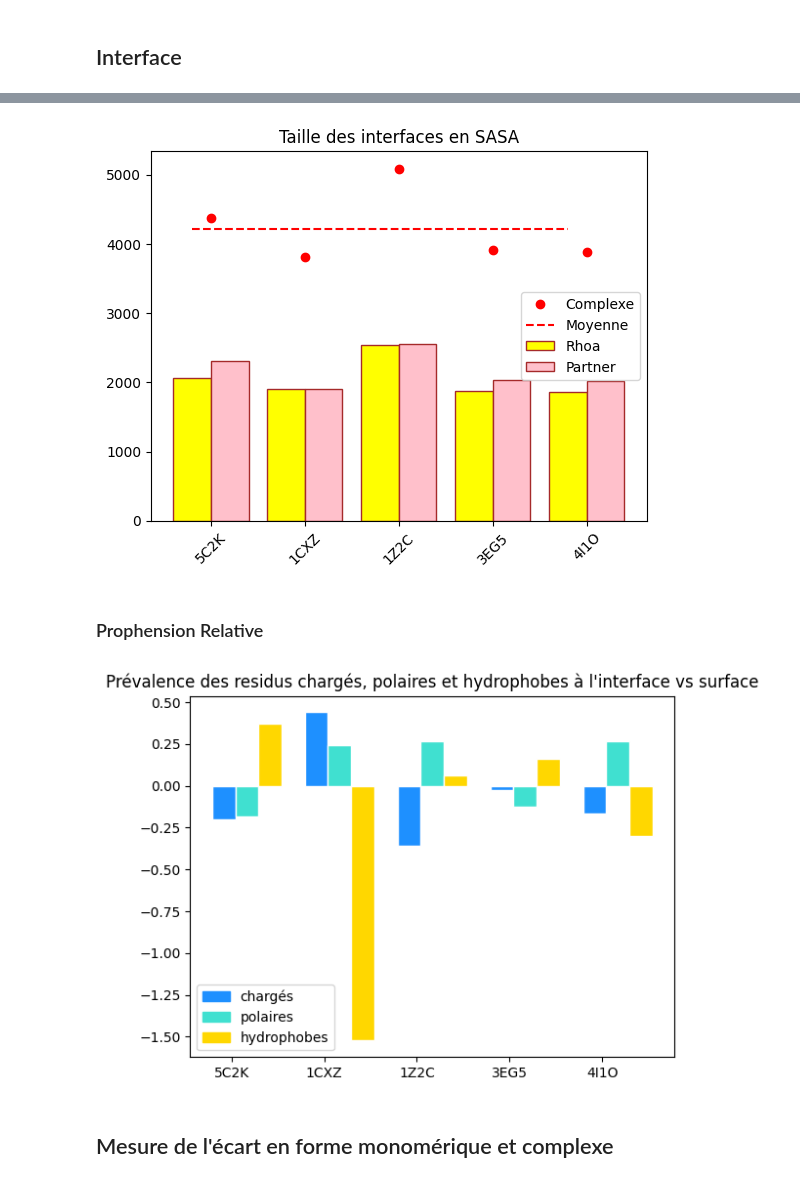
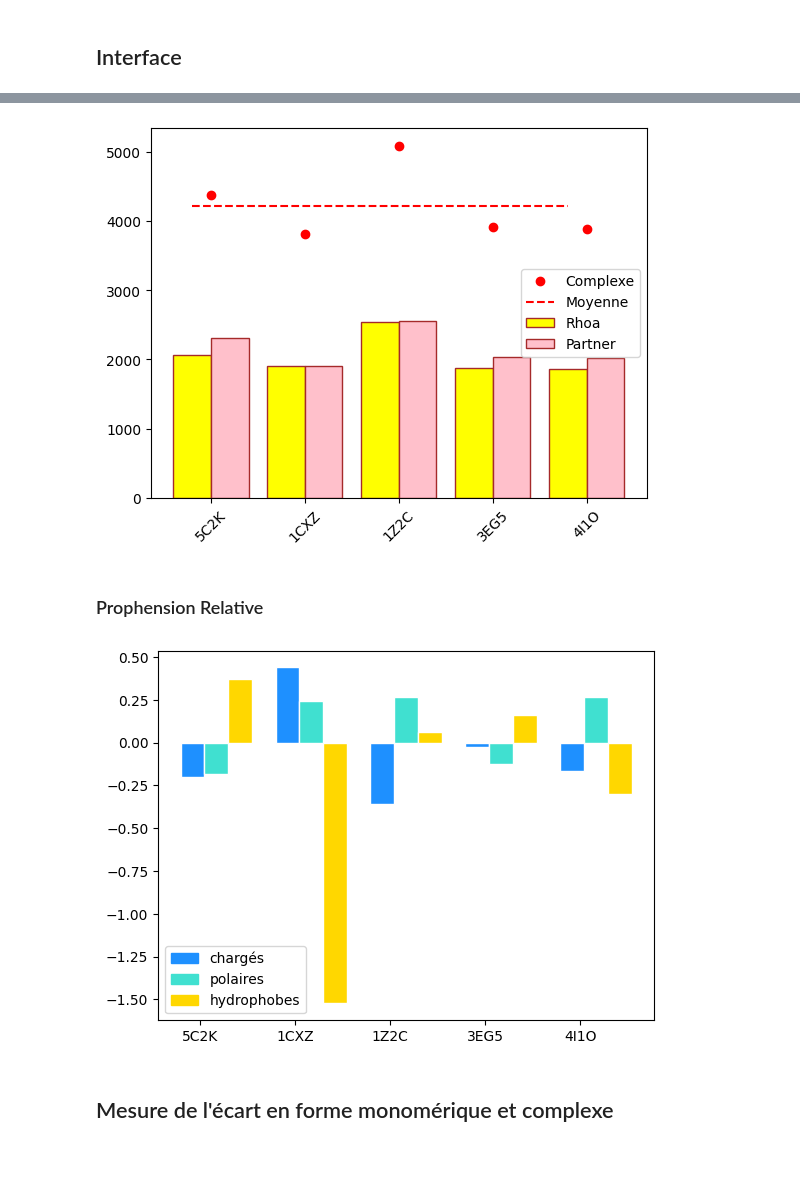
Before and after one commit to MaiDeme/Projet_Rhoa, a Jupyter notebook: partie1.ipynb, the cells around one changed output, grey strips where cells are left out. Drawn from its saved outputs; the diff is of its cells as text; code cells hidden in the pictures.

```diff
--- a/partie1.ipynb
+++ b/partie1.ipynb
@@ -180,28 +180,28 @@ for key in res_inter.keys():
 # %%
 
 val_ligand = [sub_dict['size in SASA'][list(sub_dict['size in AA'].keys())[0]]
               for sub_dict in inter_len.values()]
 x_coords_inter = range(len(val_ligand))
 plt.bar(x_coords_inter, val_ligand, color='yellow',
         width=0.4, label='Rhoa', edgecolor='brown')
 
 val_recep = [sub_dict['size in SASA'][list(sub_dict['size in AA'].keys())[1]]
              for sub_dict in inter_len.values()]
 # Offset the x-coordinates
 x_coords_surf = [x + 0.4 for x in range(len(val_recep))]
 plt.bar(x_coords_surf, val_recep, color='pink',
         width=0.4, label='Partner', edgecolor='brown')
 
 plt.xticks([x + 0.2 for x in range(len(val_recep))], list(inter_len.keys()),
            rotation=45)  # Adjust the x-ticks to be in the middle of the bars
 x_coord_sum = [x + 0.2 for x in range(len(val_recep))]
 plt.plot(x_coord_sum, [sum(x) for x in zip(val_ligand, val_recep)], 'o',color='red',label='Complexe')
 plt.plot(np.arange(0,5),[np.mean([sum(x) for x in zip(val_ligand, val_recep)])]*5,'--',color='red',label='Moyenne')
 plt.legend()
-plt.title('Taille des interfaces en SASA')
+#plt.title('Taille des interfaces en SASA')
 plt.show()
 # %% [output]
-[figure, old version]
+[figure, new version]
 # %% [markdown]
 ### Prophension Relative
 # %%
@@ -273,10 +273,10 @@ handles = [plt.Rectangle((0,0),1,1, color=colors[label]) for label in labels]
 
 plt.legend(handles, labels)
 
-plt.title("Prévalence des residus chargés, polaires et hydrophobes à l'interface vs surface")
+#plt.title("Prévalence des residus chargés, polaires et hydrophobes")
 plt.show()
 # %% [output]
-[figure, old version]
+[figure, new version]
 # %% [markdown]
 ## Mesure de l'écart en forme monomérique et complexe
 # %%
```
Also changed, not shown: parts of 2 cells of this notebook, 3 other files.
